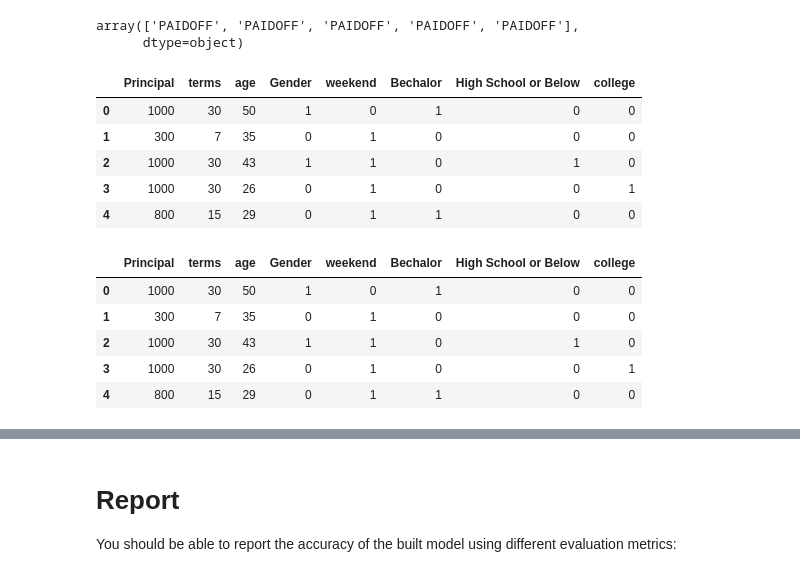
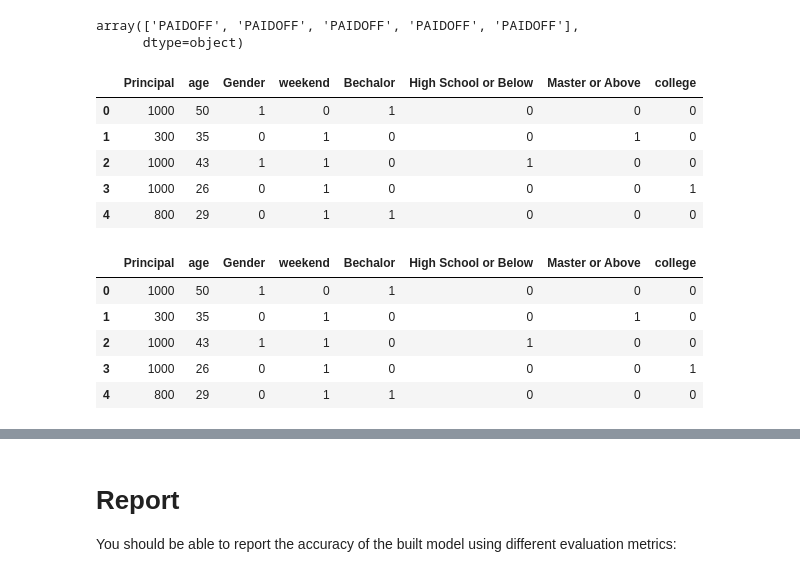
Before and after one commit to seantoner1/coursera-capstone-project, a Jupyter notebook: The best of the best classifier.ipynb, the cells around one changed output, grey strips where cells are left out. Cells and saved outputs as stored; diff of their text form; code cells hidden in the pictures.

```diff
--- a/The best of the best classifier.ipynb
+++ b/The best of the best classifier.ipynb
@@ -448,24 +432,23 @@ y_test[0:5]
 array(['PAIDOFF', 'PAIDOFF', 'PAIDOFF', 'PAIDOFF', 'PAIDOFF'],
       dtype=object)
 # %%
-Feature_t = test_df[['Principal','terms','age','Gender','weekend']]
+Feature_t = test_df[['Principal','age','Gender','weekend']]
 Feature_t = pd.concat([Feature_t,pd.get_dummies(test_df['education'])], axis=1)
-Feature_t.drop(['Master or Above'], axis = 1,inplace=True)
 Feature_t.head()
 # %% [output]
-|  | Principal | terms | age | Gender | weekend | Bechalor | High School or Below | college |
-| 0 | 1000 | 30 | 50 | 1 | 0 | 1 | 0 | 0 |
-| 1 | 300 | 7 | 35 | 0 | 1 | 0 | 0 | 0 |
-| 2 | 1000 | 30 | 43 | 1 | 1 | 0 | 1 | 0 |
-| 3 | 1000 | 30 | 26 | 0 | 1 | 0 | 0 | 1 |
-| 4 | 800 | 15 | 29 | 0 | 1 | 1 | 0 | 0 |
+|  | Principal | age | Gender | weekend | Bechalor | High School or Below | Master or Above | college |
+| 0 | 1000 | 50 | 1 | 0 | 1 | 0 | 0 | 0 |
+| 1 | 300 | 35 | 0 | 1 | 0 | 0 | 1 | 0 |
+| 2 | 1000 | 43 | 1 | 1 | 0 | 1 | 0 | 0 |
+| 3 | 1000 | 26 | 0 | 1 | 0 | 0 | 0 | 1 |
+| 4 | 800 | 29 | 0 | 1 | 1 | 0 | 0 | 0 |
 # %%
 X_test = Feature_t
 X_test[0:5]
 # %% [output]
-|  | Principal | terms | age | Gender | weekend | Bechalor | High School or Below | college |
-| 0 | 1000 | 30 | 50 | 1 | 0 | 1 | 0 | 0 |
-| 1 | 300 | 7 | 35 | 0 | 1 | 0 | 0 | 0 |
-| 2 | 1000 | 30 | 43 | 1 | 1 | 0 | 1 | 0 |
-| 3 | 1000 | 30 | 26 | 0 | 1 | 0 | 0 | 1 |
-| 4 | 800 | 15 | 29 | 0 | 1 | 1 | 0 | 0 |
+|  | Principal | age | Gender | weekend | Bechalor | High School or Below | Master or Above | college |
+| 0 | 1000 | 50 | 1 | 0 | 1 | 0 | 0 | 0 |
+| 1 | 300 | 35 | 0 | 1 | 0 | 0 | 1 | 0 |
+| 2 | 1000 | 43 | 1 | 1 | 0 | 1 | 0 | 0 |
+| 3 | 1000 | 26 | 0 | 1 | 0 | 0 | 0 | 1 |
+| 4 | 800 | 29 | 0 | 1 | 1 | 0 | 0 | 0 |
```
Also changed, not shown: parts of 20 cells of this notebook.
